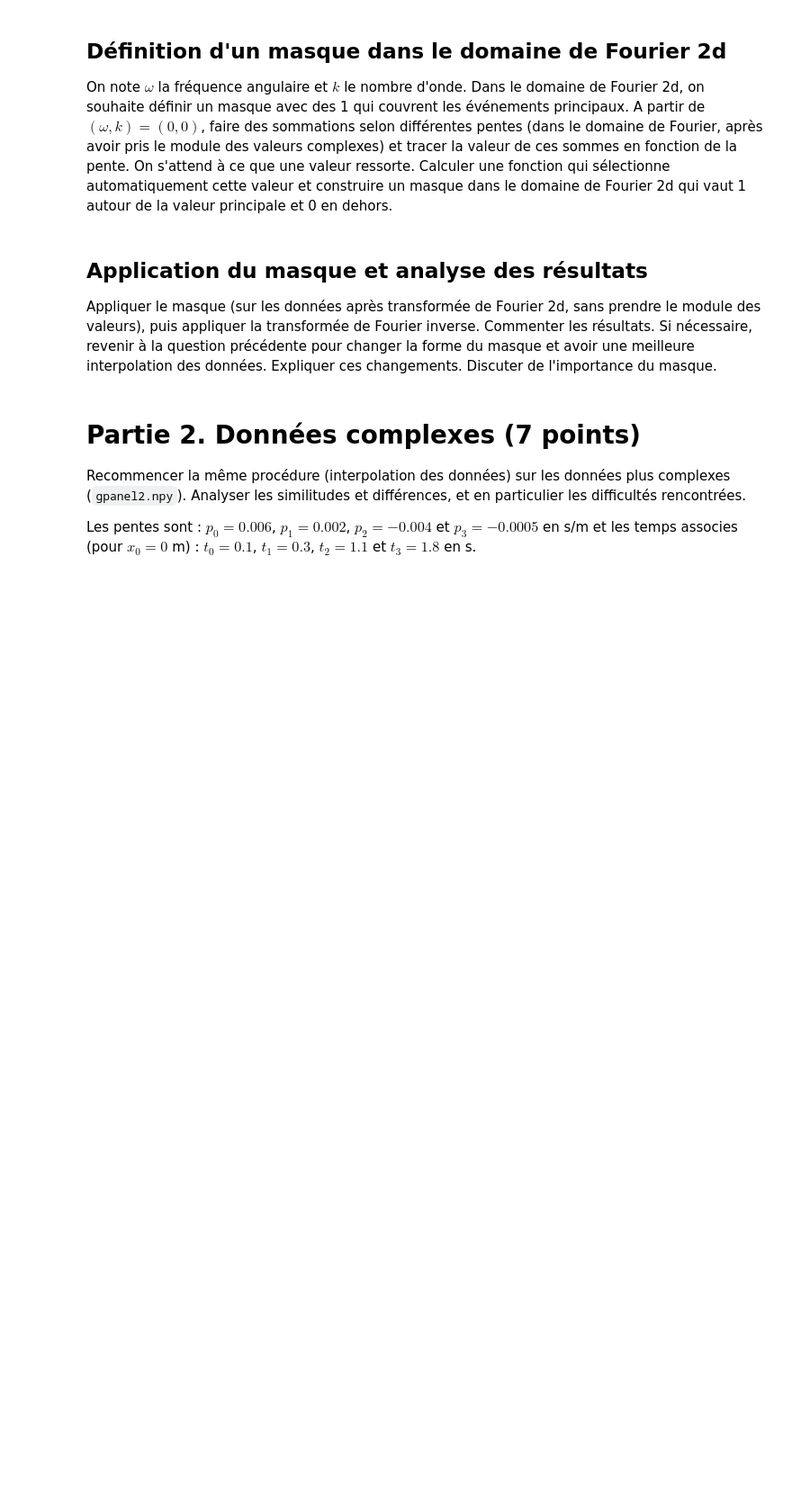
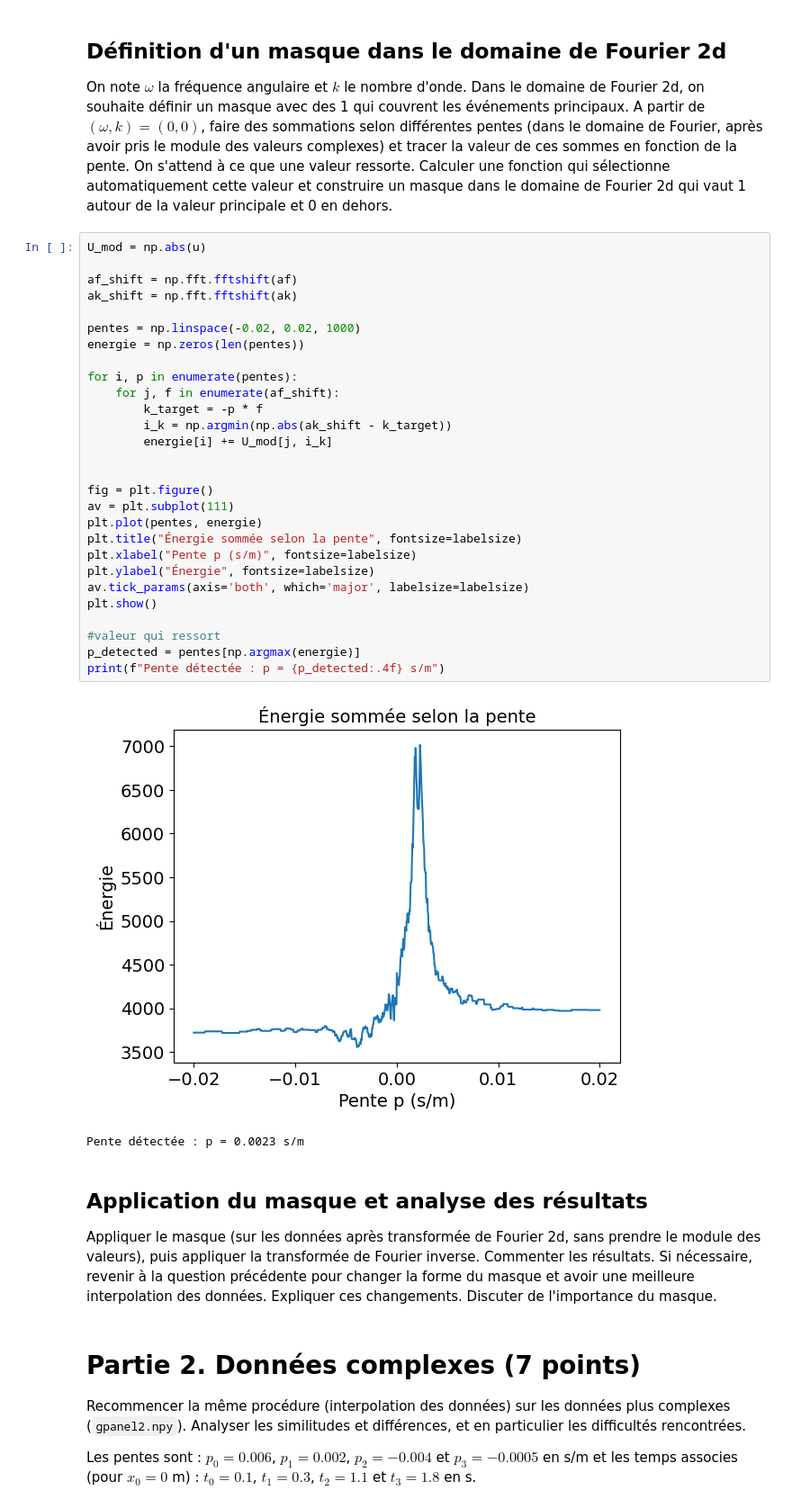
Before and after one commit to mariehoumaire/Projet-Optim-, a Jupyter notebook: miniprojet/mini_projet_geophysique.ipynb, the cells around one changed output. Shown at 90% size. Cells and saved outputs as stored; diff of their text form; blank space fills up the shorter version.

```diff
--- a/miniprojet/mini_projet_geophysique.ipynb
+++ b/miniprojet/mini_projet_geophysique.ipynb
@@ -160,6 +188,37 @@ Représenter la transformée de Fourier 2d et bien préciser les axes. Faire le
 # %% [markdown]
 ## Définition d'un masque dans le domaine de Fourier 2d
 On note $\omega$ la fréquence angulaire et $k$ le nombre d'onde. Dans le domaine de Fourier 2d, on souhaite définir un masque avec des 1 qui couvrent les événements principaux. A partir de $(\omega,k)=(0,0)$, faire des sommations selon différentes pentes (dans le domaine de Fourier, après avoir pris le module des valeurs complexes) et tracer la valeur de ces sommes en fonction de la pente. On s'attend à ce que une valeur ressorte. Calculer une fonction qui sélectionne automatiquement cette valeur et construire un masque dans le domaine de Fourier 2d qui vaut 1 autour de la valeur principale et 0 en dehors.
+# %%
+U_mod = np.abs(u)
+
+af_shift = np.fft.fftshift(af)
+ak_shift = np.fft.fftshift(ak)
+
+pentes = np.linspace(-0.02, 0.02, 1000)
+energie = np.zeros(len(pentes))
+
+for i, p in enumerate(pentes):
+    for j, f in enumerate(af_shift):
+        k_target = -p * f
+        i_k = np.argmin(np.abs(ak_shift - k_target))
+        energie[i] += U_mod[j, i_k]
+
+
+fig = plt.figure()
+av = plt.subplot(111)
+plt.plot(pentes, energie)
+plt.title("Énergie sommée selon la pente", fontsize=labelsize)
+plt.xlabel("Pente p (s/m)", fontsize=labelsize)
+plt.ylabel("Énergie", fontsize=labelsize)
+av.tick_params(axis='both', which='major', labelsize=labelsize)
+plt.show()
+
+#valeur qui ressort
+p_detected = pentes[np.argmax(energie)]
+print(f"Pente détectée : p = {p_detected:.4f} s/m")
+# %% [output]
+[figure, added]
+Pente détectée : p = 0.0023 s/m
 # %% [markdown]
 ## Application du masque et analyse des résultats
 Appliquer le masque (sur les données après transformée de Fourier 2d, sans prendre le module des valeurs), puis appliquer la transformée de Fourier inverse. Commenter les résultats. Si nécessaire, revenir à la question précédente pour changer la forme du masque et avoir une meilleure interpolation des données. Expliquer ces changements. Discuter de l'importance du masque.
```
Also changed, not shown: parts of 4 cells of this notebook.
